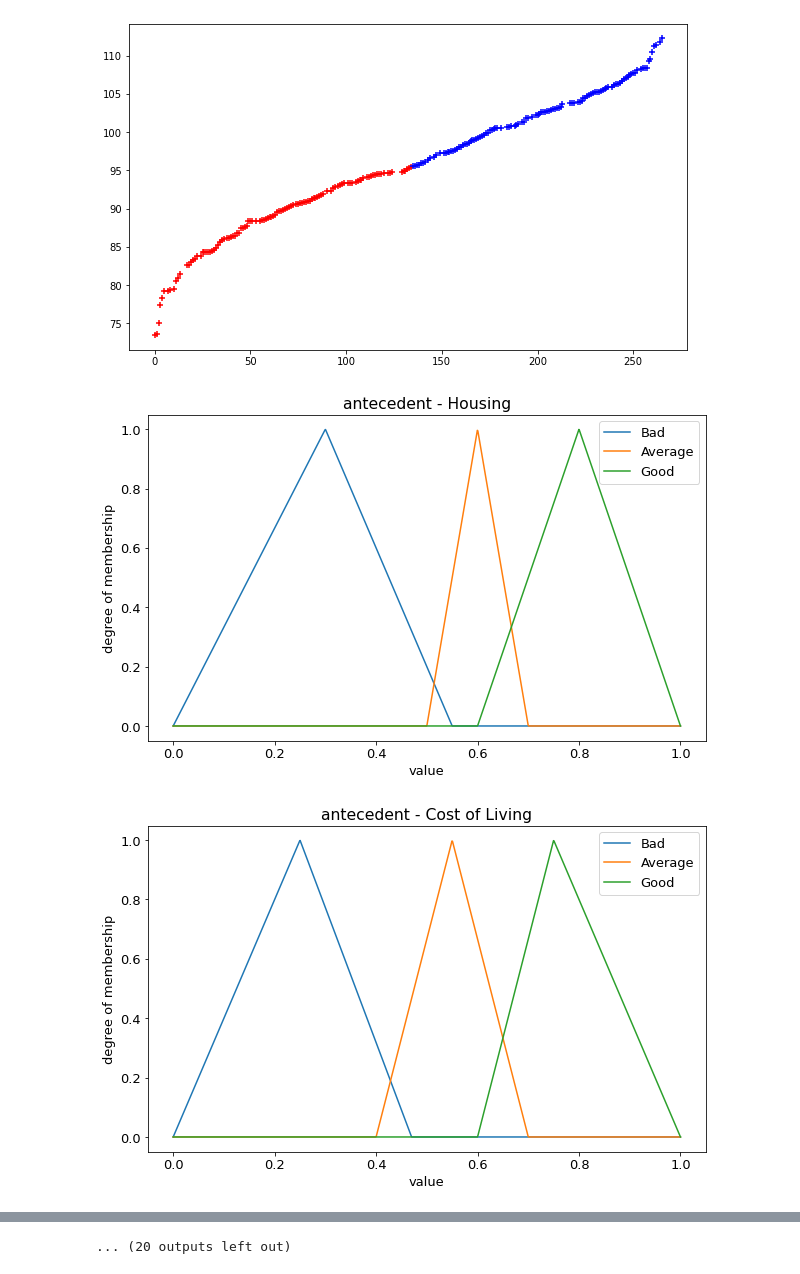
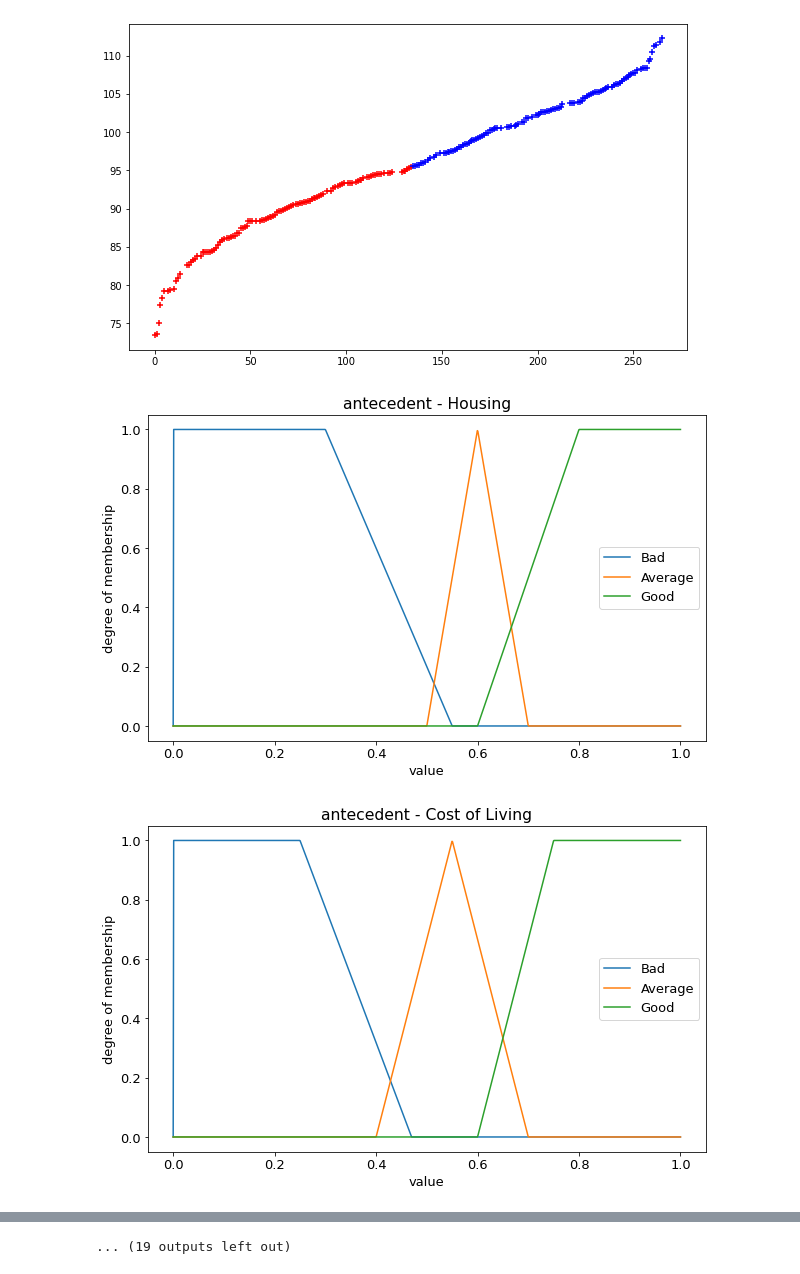
Before and after one commit to panierka/city_quality_of_life_classifier, a Jupyter notebook: city_ratings_classifier.ipynb, the cells around one changed output, grey strips where cells are left out. Drawn from its saved outputs; the diff is of its cells as text; code cells hidden in the pictures.

```diff
--- a/city_ratings_classifier.ipynb
+++ b/city_ratings_classifier.ipynb
@@ -109,53 +112,53 @@ Average = 'Average'
 Good = 'Good'
 
 fuzzy = fsys.FuzzySystem()
-fuzzy.add_antecedent('Housing', Bad, TriangularFunction(0, 0.3, 0.55))
+fuzzy.add_antecedent('Housing', Bad, TrapezoidalFunction(0, 0, 0.3, 0.55))
 fuzzy.add_antecedent('Housing', Average, TriangularFunction(0.5, 0.6, 0.7))
-fuzzy.add_antecedent('Housing', Good, TriangularFunction(0.6, 0.8, 1))
+fuzzy.add_antecedent('Housing', Good, TrapezoidalFunction(0.6, 0.8, 1, 1))
 
-fuzzy.add_antecedent('Cost of Living', Bad, TriangularFunction(0, 0.25, 0.47))
+fuzzy.add_antecedent('Cost of Living', Bad, TrapezoidalFunction(0, 0, 0.25, 0.47))
 fuzzy.add_antecedent('Cost of Living', Average, TriangularFunction(0.4, 0.55, 0.7))
-fuzzy.add_antecedent('Cost of Living', Good, TriangularFunction(0.6, 0.75, 1))
+fuzzy.add_antecedent('Cost of Living', Good, TrapezoidalFunction(0.6, 0.75, 1, 1))
 
-fuzzy.add_antecedent('Safety', Bad, TriangularFunction(0, 0.3, 0.6))
+fuzzy.add_antecedent('Safety', Bad, TrapezoidalFunction(0, 0, 0.3, 0.6))
 fuzzy.add_antecedent('Safety', Average, TriangularFunction(0.5, 0.6, 0.7))
-fuzzy.add_antecedent('Safety', Good, TriangularFunction(0.6, 0.8, 1))
+fuzzy.add_antecedent('Safety', Good, TrapezoidalFunction(0.6, 0.8, 1, 1))
 
-fuzzy.add_antecedent('Healthcare', Bad, TriangularFunction(0, 0.25, 0.5))
+fuzzy.add_antecedent('Healthcare', Bad, TrapezoidalFunction(0, 0, 0.25, 0.5))
 fuzzy.add_antecedent('Healthcare', Average, TriangularFunction(0.4, 0.6, 0.8))
-fuzzy.add_antecedent('Healthcare', Good, TriangularFunction(0.7, 0.85, 1))
+fuzzy.add_antecedent('Healthcare', Good, TrapezoidalFunction(0.7, 0.85, 1, 1))
 
-fuzzy.add_antecedent('Travel Connectivity', Bad, TrapezoidalFunction(0, 0.07, 0.14, 0.2))
+fuzzy.add_antecedent('Travel Connectivity', Bad, TrapezoidalFunction(0, 0, 0.14, 0.2))
 fuzzy.add_antecedent('Travel Connectivity', Average, TrapezoidalFunction(0.15, 0.25, 0.33, 0.4))
-fuzzy.add_antecedent('Travel Connectivity', Good, TrapezoidalFunction(0.35, 0.5, 0.7, 1))
+fuzzy.add_antecedent('Travel Connectivity', Good, TrapezoidalFunction(0.35, 0.5, 1, 1))
 
-fuzzy.add_antecedent('Commute', Bad, TrapezoidalFunction(0, 0.23, 0.46, 0.7))
+fuzzy.add_antecedent('Commute', Bad, TrapezoidalFunction(0, 0, 0.46, 0.7))
 fuzzy.add_antecedent('Commute', Average, TrapezoidalFunction(0.6, 0.67, 0.74, 0.8))
-fuzzy.add_antecedent('Commute', Good, TrapezoidalFunction(0.7, 0.8, 0.9, 1))
+fuzzy.add_antecedent('Commute', Good, TrapezoidalFunction(0.7, 0.8, 1, 1))
 
-fuzzy.add_antecedent('Education', Bad, TriangularFunction(0, 0.2, 0.4))
+fuzzy.add_antecedent('Education', Bad, TrapezoidalFunction(0, 0, 0.2, 0.4))
 fuzzy.add_antecedent('Education', Average, TriangularFunction(0.3, 0.42, 0.5))
-fuzzy.add_antecedent('Education', Good, TriangularFunction(0.4, 0.7, 1))
+fuzzy.add_antecedent('Education', Good, TrapezoidalFunction(0.4, 0.7, 1, 1))
 
-fuzzy.add_antecedent('Environmental Quality', Bad, TriangularFunction(0, 0.25, 0.5))
+fuzzy.add_antecedent('Environmental Quality', Bad, TrapezoidalFunction(0, 0, 0.25, 0.5))
 fuzzy.add_antecedent('Environmental Quality', Average, TriangularFunction(0.45, 0.52, 0.7))
-fuzzy.add_antecedent('Environmental Quality', Good, TriangularFunction(0.6, 0.8, 1))
+fuzzy.add_antecedent('Environmental Quality', Good, TrapezoidalFunction(0.6, 0.8, 1, 1))
 
-fuzzy.add_antecedent('Economy', Bad, TriangularFunction(0, 0.25, 0.5))
+fuzzy.add_antecedent('Economy', Bad, TrapezoidalFunction(0, 0, 0.25, 0.5))
 fuzzy.add_antecedent('Economy', Average, TriangularFunction(0.4, 0.5, 0.6))
-fuzzy.add_antecedent('Economy', Good, TriangularFunction(0.5, 0.75, 1))
+fuzzy.add_antecedent('Economy', Good, TrapezoidalFunction(0.5, 0.75, 1, 1))
 
-fuzzy.add_antecedent('Taxation', Bad, TrapezoidalFunction(0, 0.13, 0.26, 0.4))
+fuzzy.add_antecedent('Taxation', Bad, TrapezoidalFunction(0, 0, 0.26, 0.4))
 fuzzy.add_antecedent('Taxation', Average, TrapezoidalFunction(0.3, 0.37, 0.44, 0.5))
-fuzzy.add_antecedent('Taxation', Good, TrapezoidalFunction(0.4, 0.6, 0.8, 1))
+fuzzy.add_antecedent('Taxation', Good, TrapezoidalFunction(0.4, 0.6, 1, 1))
 
-fuzzy.add_antecedent('Internet Access', Bad, TriangularFunction(0, 0.2, 0.4))
+fuzzy.add_antecedent('Internet Access', Bad, TrapezoidalFunction(0, 0, 0.2, 0.4))
 fuzzy.add_antecedent('Internet Access', Average, TriangularFunction(0.3, 0.45, 0.6))
-fuzzy.add_antecedent('Internet Access', Good, TriangularFunction(0.5, 0.75, 1))
+fuzzy.add_antecedent('Internet Access', Good, TrapezoidalFunction(0.5, 0.75, 1, 1))
 
-fuzzy.add_antecedent('Leisure & Culture', Bad, TriangularFunction(0, 0.25, 0.5))
+fuzzy.add_antecedent('Leisure & Culture', Bad, TrapezoidalFunction(0, 0, 0.25, 0.5))
 fuzzy.add_antecedent('Leisure & Culture', Average, TriangularFunction(0.4, 0.52, 0.7))
-fuzzy.add_antecedent('Leisure & Culture', Good, TriangularFunction(0.6, 0.8, 1))
+fuzzy.add_antecedent('Leisure & Culture', Good, TrapezoidalFunction(0.6, 0.8, 1, 1))
 
 fuzzy.add_rule((R('Housing', Good) & R('Cost of Living', Good) & R('Safety', Good)) | (R('Housing', Good) & R('Cost of Living', Good) & R('Healthcare', Good)) | (R('Housing', Good) & R('Cost of Living', Good) & R('Travel Connectivity', Good)) | (R('Housing', Good) & R('Safety', Good) & R('Healthcare', Good)) | (R('Housing', Good) & R('Safety', Good) & R('Travel Connectivity', Good)) | (R('Housing', Good) & R('Healthcare', Good) & R('Travel Connectivity', Good)) | (R('Healthcare', Good) & R('Cost of Living', Good) & R('Safety', Good)) | (R('Travel Connectivity', Good) & R('Cost of Living', Good) & R('Safety', Good)) | (R('Housing', Good) & R('Cost of Living', Good) & R('Safety', Good)) | (R('Healthcare', Good) & R('Cost of Living', Good) & R('Travel Connectivity', Good)) | (R('Safety', Good) & R('Cost of Living', Good) & R('Travel Connectivity', Good)) | (R('Healthcare', Good) & R('Cost of Living', Good) & R('Travel Connectivity', Good)) | (R('Travel Connectivity', Good) & R('Healthcare', Good) & R('Safety', Good)), Good)
 fuzzy.add_rule((R('Housing', Average) & R('Cost of Living', Average) & R('Safety', Average)) | (R('Housing', Average) & R('Cost of Living', Average) & R('Healthcare', Average)) | (R('Housing', Average) & R('Cost of Living', Average) & R('Travel Connectivity', Average)) | (R('Housing', Average) & R('Safety', Average) & R('Healthcare', Average)) | (R('Housing', Average) & R('Safety', Average) & R('Travel Connectivity', Average)) | (R('Housing', Average) & R('Healthcare', Average) & R('Travel Connectivity', Average)) | (R('Healthcare', Average) & R('Cost of Living', Average) & R('Safety', Average)) | (R('Travel Connectivity', Average) & R('Cost of Living', Average) & R('Safety', Average)) | (R('Housing', Average) & R('Cost of Living', Average) & R('Safety', Average)) | (R('Healthcare', Average) & R('Cost of Living', Average) & R('Travel Connectivity', Average)) | (R('Safety', Average) & R('Cost of Living', Average) & R('Travel Connectivity', Average)) | (R('Healthcare', Average) & R('Cost of Living', Average) & R('Travel Connectivity', Average)) | (R('Travel Connectivity', Average) & R('Healthcare', Average) & R('Safety', Average)), Average)
@@ -166,14 +169,14 @@ fuzzy.add_rule(((((R('Housing', Bad) & ~R('Cost of Living', Bad) & ~R('Safety',
 
 fuzzy.add_consequent(Bad, TriangularFunction(0, 0, 0.4))
 fuzzy.add_consequent(Average, TriangularFunction(0.3, 0.5, 0.8))
 fuzzy.add_consequent(Good, TriangularFunction(0.7, 1, 1))
 
 fuzzy.display_antecedents()
 fuzzy.display_consequents()
 
 for (norm, defuzz_method) in product([ZadehNorm, ExtendedMangerNorm], ['fom', 'mom', 'lom', 'centroid']):
     fuzzy_test = FuzzyTest(norm=norm(), defuzzification_method=defuzz_method)
     fuzzy_test.run(fuzzy, pd.concat([a, b]), show_confusion_matrix=True)
 # %% [output]
-[figure, old version]
+[figure, new version]
-[figure, old version]
+[figure, new version]
@@ -190 +193 @@ for (norm, defuzz_method) in product([ZadehNorm, ExtendedMangerNorm], ['fom', 'm
-... (20 outputs left out)
+... (19 outputs left out)
```
Also changed, not shown: parts of 6 cells of this notebook.
